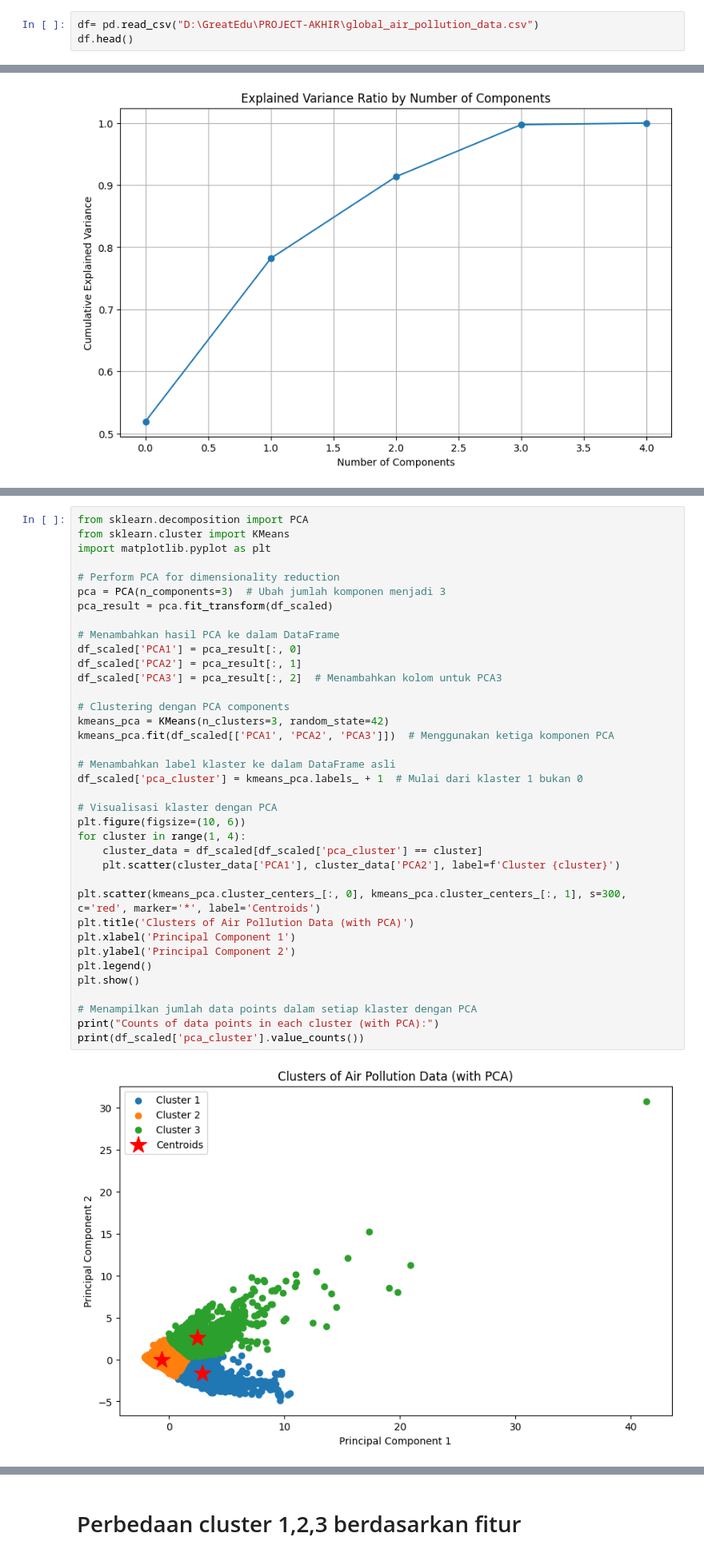
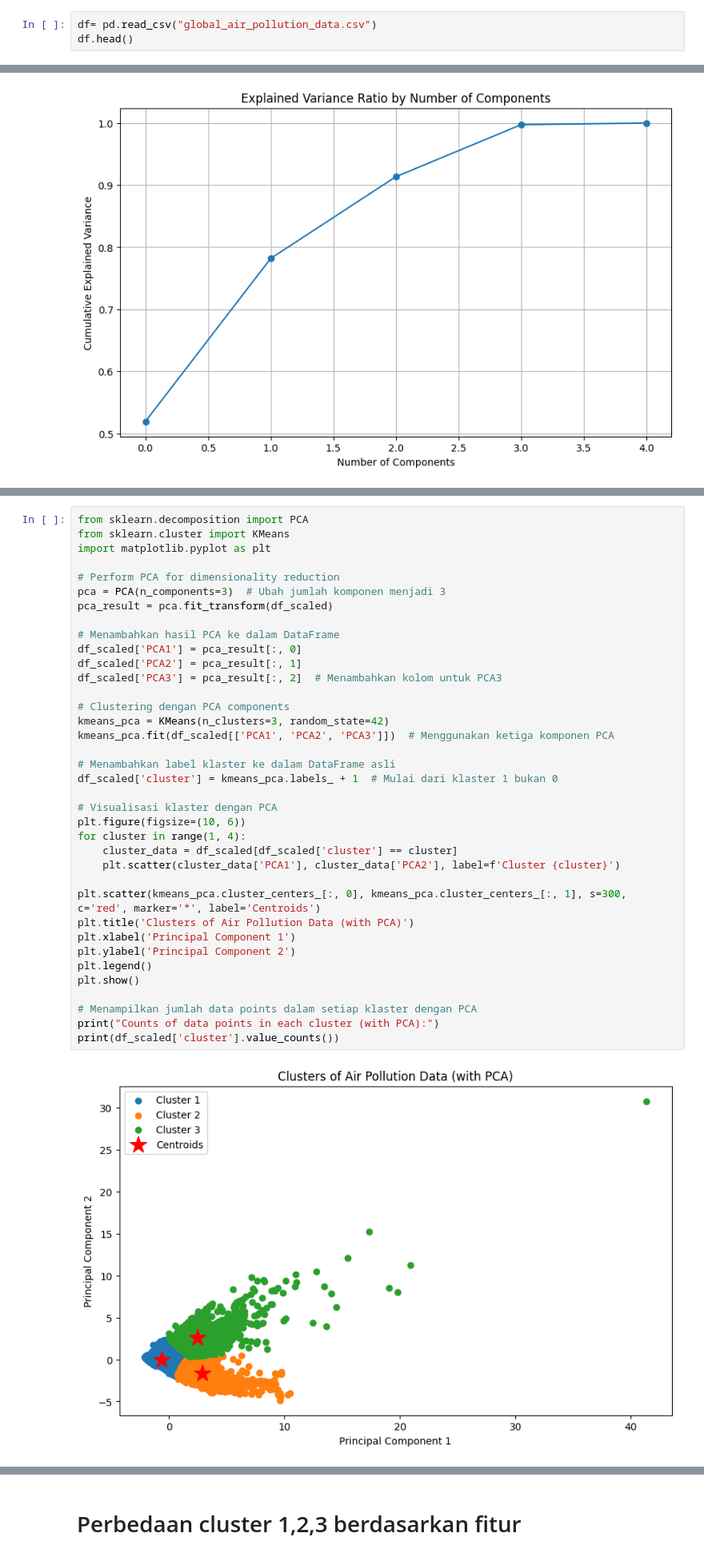
Before and after one commit to yudhamyn/PROJECT-AKHIR, a Jupyter notebook: yudha/main.ipynb, the cells around one changed output, grey strips where cells are left out. Shown at 80% size. Cells and saved outputs as stored; diff of their text form.

```diff
--- a/yudha/main.ipynb
+++ b/yudha/main.ipynb
@@ -3,7 +3,7 @@ import pandas as pd
 import matplotlib.pyplot as plt
 import seaborn as sns
 # %%
-df= pd.read_csv("D:\GreatEdu\PROJECT-AKHIR\global_air_pollution_data.csv")
+df= pd.read_csv("global_air_pollution_data.csv")
 df.head()
 # %% [output]
 |  | country_name | city_name | aqi_value | aqi_category | co_aqi_value\t | co_aqi_category | ozone_aqi_value | ... |
@@ -644,35 +644,35 @@ import matplotlib.pyplot as plt
 # Perform PCA for dimensionality reduction
 pca = PCA(n_components=3)  # Ubah jumlah komponen menjadi 3
 pca_result = pca.fit_transform(df_scaled)
 
 # Menambahkan hasil PCA ke dalam DataFrame
 df_scaled['PCA1'] = pca_result[:, 0]
 df_scaled['PCA2'] = pca_result[:, 1]
 df_scaled['PCA3'] = pca_result[:, 2]  # Menambahkan kolom untuk PCA3
 
 # Clustering dengan PCA components
 kmeans_pca = KMeans(n_clusters=3, random_state=42)
 kmeans_pca.fit(df_scaled[['PCA1', 'PCA2', 'PCA3']])  # Menggunakan ketiga komponen PCA
 
 # Menambahkan label klaster ke dalam DataFrame asli
-df_scaled['pca_cluster'] = kmeans_pca.labels_ + 1  # Mulai dari klaster 1 bukan 0
+df_scaled['cluster'] = kmeans_pca.labels_ + 1  # Mulai dari klaster 1 bukan 0
 
 # Visualisasi klaster dengan PCA
 plt.figure(figsize=(10, 6))
 for cluster in range(1, 4):
-    cluster_data = df_scaled[df_scaled['pca_cluster'] == cluster]
+    cluster_data = df_scaled[df_scaled['cluster'] == cluster]
     plt.scatter(cluster_data['PCA1'], cluster_data['PCA2'], label=f'Cluster {cluster}')
 
 plt.scatter(kmeans_pca.cluster_centers_[:, 0], kmeans_pca.cluster_centers_[:, 1], s=300, c='red', marker='*', label='Centroids')
 plt.title('Clusters of Air Pollution Data (with PCA)')
 plt.xlabel('Principal Component 1')
 plt.ylabel('Principal Component 2')
 plt.legend()
 plt.show()
 
 # Menampilkan jumlah data points dalam setiap klaster dengan PCA
 print("Counts of data points in each cluster (with PCA):")
-print(df_scaled['pca_cluster'].value_counts())
+print(df_scaled['cluster'].value_counts())
 # %% [output]
-[figure, old version]
+[figure, new version]
 Counts of data points in each cluster (with PCA):
```
Also changed, not shown: parts of 19 cells of this notebook, 9 other files.
